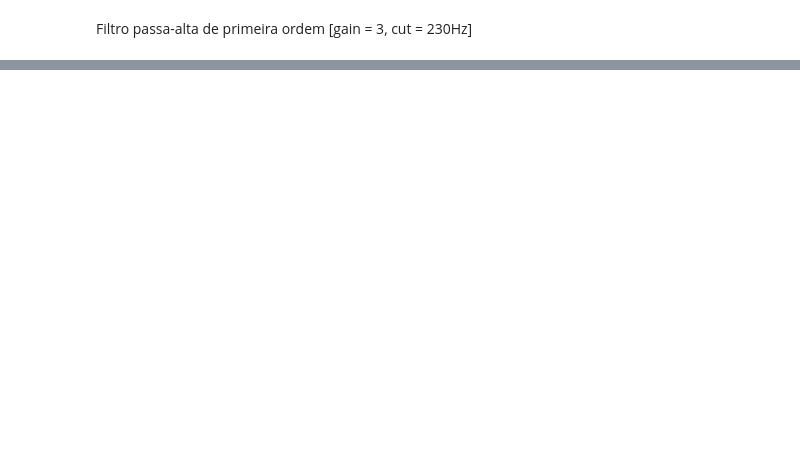
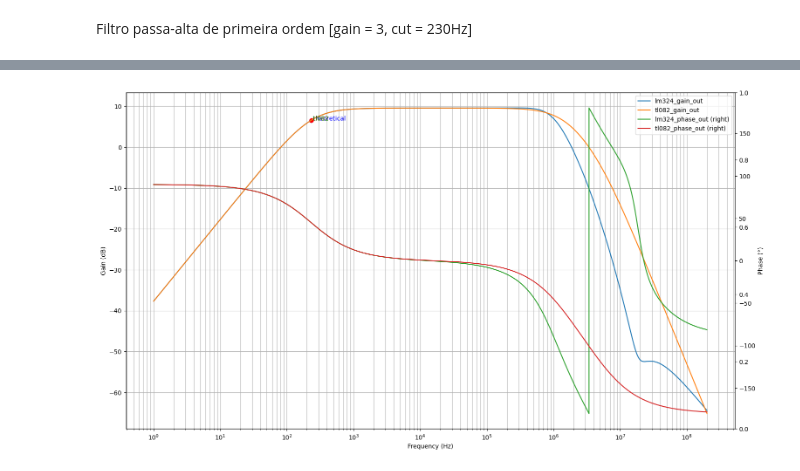
Before and after one commit to JoaoMario109/eletronica-3, a Jupyter notebook: atividade-1/analise1.ipynb, the cells around one changed output, grey strips where cells are left out. Saved outputs shown, nothing was run; the diff lists cells and outputs as text; code cells hidden in the pictures; blank space fills up the shorter version.

Commit message:
Calculate gain and cutoff frequency, and plot with log scale

```diff
--- a/atividade-1/analise1.ipynb
+++ b/atividade-1/analise1.ipynb
@@ -379,2 +379,18 @@ Filtro passa-baixa de terceira ordem [gain = 29, cut = 10kHz]
+# %%
+def get_gain(df: pd.DataFrame, col: str) -> np.float64:
+    return df[col].max()
+
+
+def get_cutoff_frequency(df: pd.DataFrame, col: str) -> np.float64:
+    #get gains
+    gain = get_gain(df, col)
+    cutoff_gain = gain - 3
+
+    index = df.index.name
+    df = df.reset_index()
+    # get the two values nearest to the cutoff gain and get the frequency
+    cutoff_frequencies = df.iloc[(df[col] - cutoff_gain).abs().argsort()[:2]][index]
+    #return the minimum cutoff frequency
+    return cutoff_frequencies.min()
 # %% [markdown]
 Filtro passa-alta de primeira ordem [gain = 3, cut = 230Hz]
@@ -399,0 +397,67 @@ doc3.plot(logx = True, y = [ "lm324_gain_out", "lm324_phase_out", "tl082_gain_ou
+# %%
+doc0 = pd.DataFrame(pd.read_csv("./analises/1/1.txt", index_col="frequency"))
+
+gain_theoretical = linear_2_log(3)
+gain_tl082 = get_gain(doc0, "tl082_gain_out")
+gain_lm324 = get_gain(doc0, "lm324_gain_out")
+
+cutoff_frequency_theoretical = 230
+cutoff_frequency_tl082 = get_cutoff_frequency(doc0, "tl082_gain_out")
+cutoff_frequency_lm324 = get_cutoff_frequency(doc0, "lm324_gain_out")
+
+print_param("Gain theoretical", linear_2_log(3), "db")
+print_param("Gain tl082", gain_tl082, "db")
+print_param("Gain lm324", gain_lm324, "db")
+print_param("Cutoff frequency theoretical", 230, "Hz")
+print_param("Cutoff frequency tl082", cutoff_frequency_tl082, "Hz")
+print_param("Cutoff frequency lm324", cutoff_frequency_lm324, "Hz")
+
+
+fig, ax = plt.subplots(figsize=(18, 10))
+
+# plot cutoff frequencies
+# theoretical
+ax.scatter(x=cutoff_frequency_theoretical, y=gain_theoretical - 3,
+           label="cutoff frequency tl082", color='b')
+ax.annotate(' theoretical', (cutoff_frequency_theoretical,
+            gain_theoretical-3), color='b')
+# TL082
+ax.scatter(x=cutoff_frequency_tl082, y=gain_tl082 - 3,
+           label="cutoff frequency tl082", color='r')
+ax.annotate(' tl082', (cutoff_frequency_theoretical,
+            gain_tl082 - 3), color='r')
+# LM324
+ax.scatter(x=cutoff_frequency_lm324, y=gain_lm324 - 3,
+           label="cutoff frequency tl082", color='r')
+ax.annotate(' tl082', (cutoff_frequency_theoretical,
+            gain_lm324 - 3), color='g')
+
+# plot gain
+doc0.plot(
+    ax=ax,
+    y=["lm324_gain_out", "tl082_gain_out"],
+    secondary_y=["lm324_phase_out", "tl082_phase_out"],
+    figsize=(18, 10),
+    ylabel="Gain (dB)"
+)
+
+ax2 = ax.twinx()
+
+# plot phase
+doc0.plot(
+    ax=ax,
+    y=["lm324_phase_out", "tl082_phase_out"],
+    secondary_y=True,
+    ylabel="Phase (°)"
+)
+
+
+ax.grid(visible=True, which='both', axis='both')
+
+# configure X axis
+ax.set_xscale('log', base=10)
+ax.xaxis.set_major_locator(LogLocator(base=10.0, numticks=15))
+ax.xaxis.set_minor_locator(LogLocator(
+    base=10.0, subs=np.arange(0.1, 1.0, 0.1), numticks=150))
+ax.set_xlabel("Frequency (Hz)")
+# %% [output]
@@ -399,0 +471 @@ doc3.plot(logx = True, y = [ "lm324_gain_out", "lm324_phase_out", "tl082_gain_ou
+[figure, added]
```
Also changed, not shown: parts of 5 cells of this notebook.
